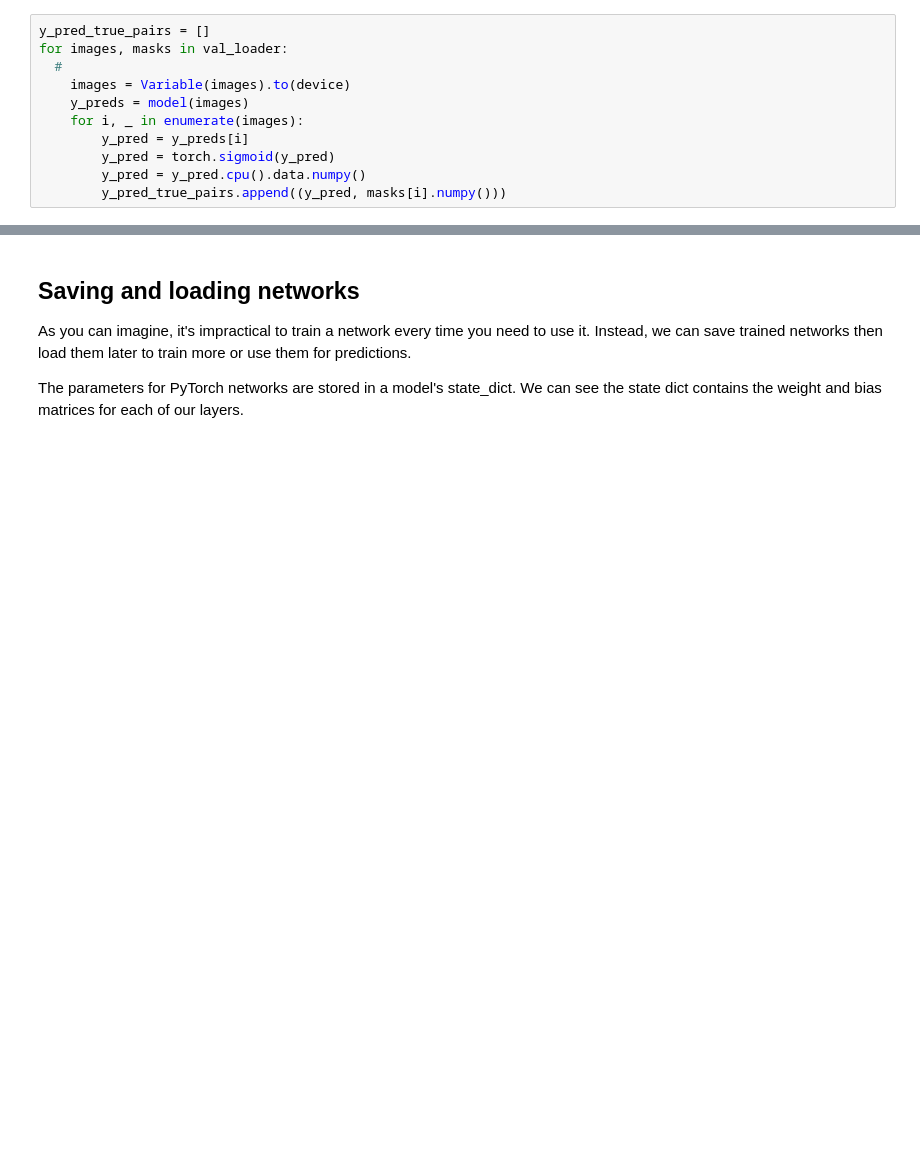
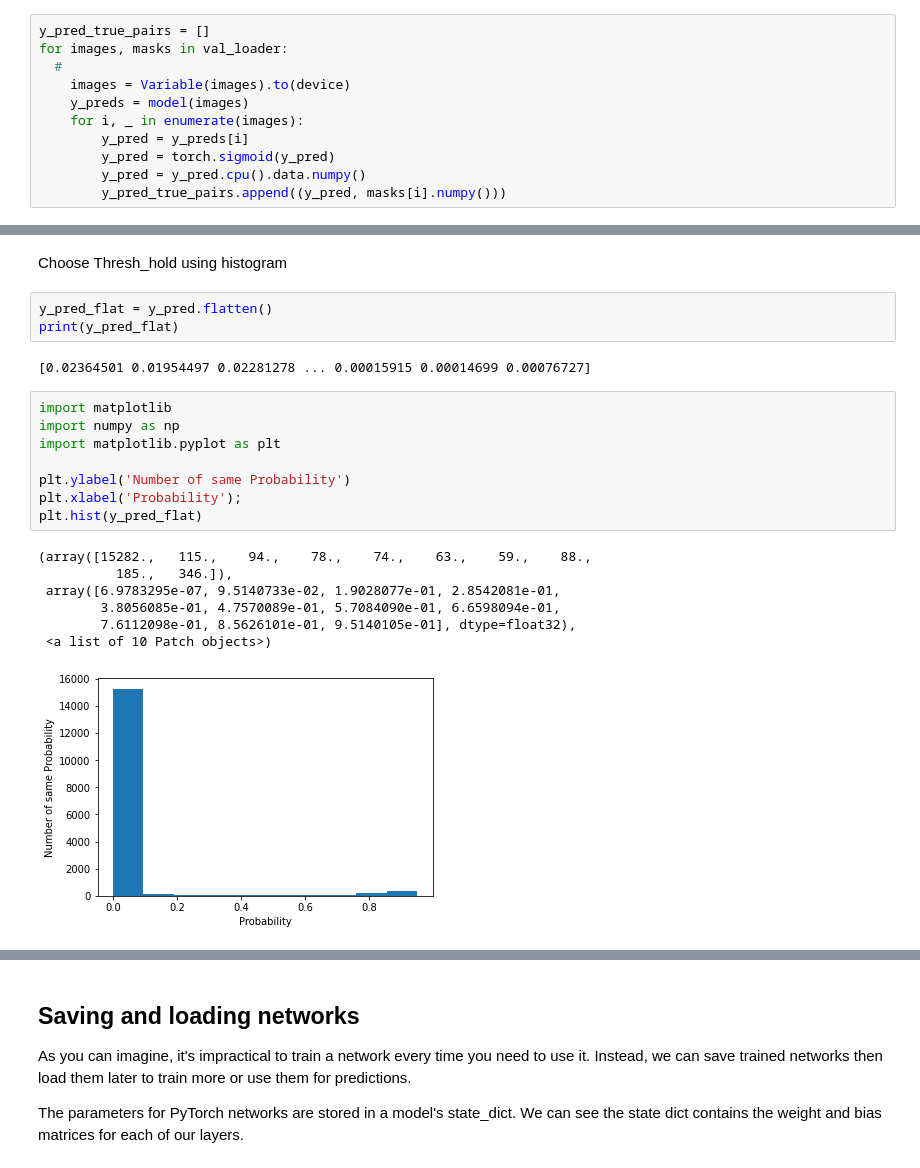
Before and after one commit to hydang99/truckdetection, a Jupyter notebook: project_code/GPU_truck_detection.ipynb, the cells around one changed output, grey strips where cells are left out. Drawn from its saved outputs; the diff is of its cells as text; blank space fills up the shorter version.

```diff
--- a/project_code/GPU_truck_detection.ipynb
+++ b/project_code/GPU_truck_detection.ipynb
@@ -305,0 +306,23 @@ array([[[6.7379582e-04, 5.4586737e-04, 5.7672447e-04, ...,
+# %% [markdown]
+Choose Thresh_hold using histogram
+# %%
+y_pred_flat = y_pred.flatten()
+print(y_pred_flat)
+# %% [output]
+[0.02364501 0.01954497 0.02281278 ... 0.00015915 0.00014699 0.00076727]
+# %%
+import matplotlib
+import numpy as np
+import matplotlib.pyplot as plt
+
+plt.ylabel('Number of same Probability')
+plt.xlabel('Probability');
+plt.hist(y_pred_flat)
+# %% [output]
+(array([15282.,   115.,    94.,    78.,    74.,    63.,    59.,    88.,
+          185.,   346.]),
+ array([6.9783295e-07, 9.5140733e-02, 1.9028077e-01, 2.8542081e-01,
+        3.8056085e-01, 4.7570089e-01, 5.7084090e-01, 6.6598094e-01,
+        7.6112098e-01, 8.5626101e-01, 9.5140105e-01], dtype=float32),
+ <a list of 10 Patch objects>)
+[figure, added]
```
Also changed, not shown: parts of 9 cells of this notebook.
